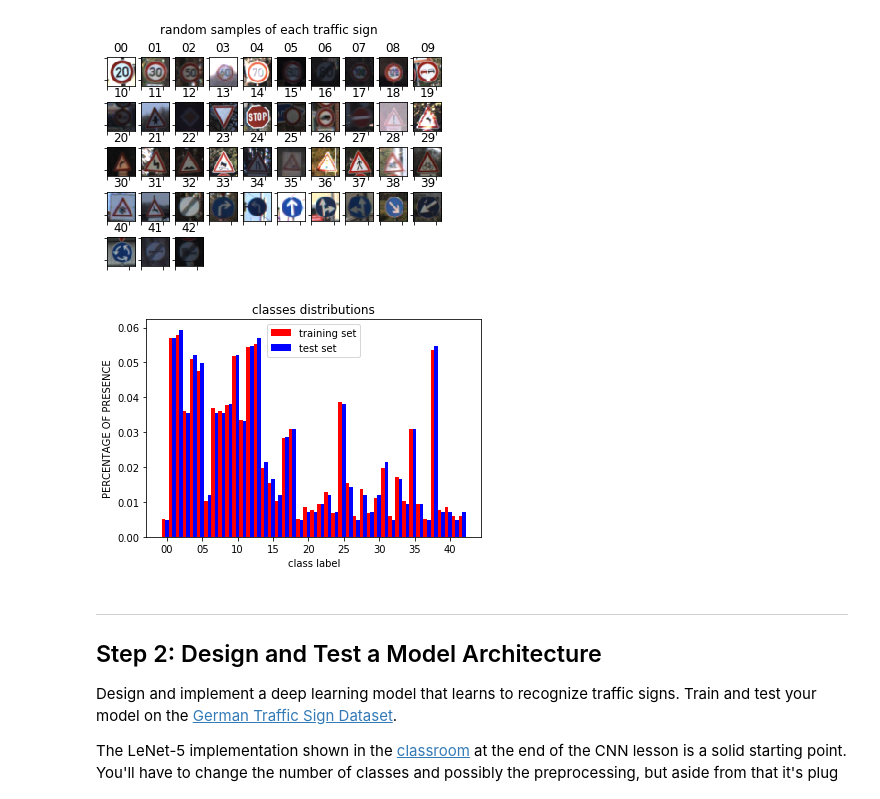
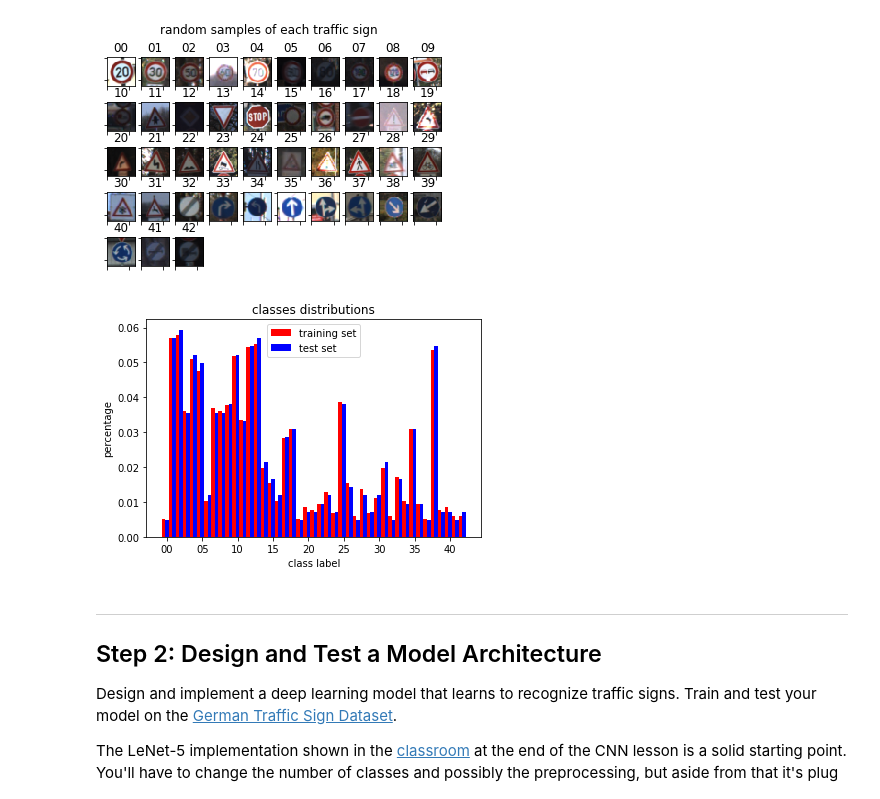
Before and after one commit to hemingchen/CarND-Traffic-Sign-Classifier-Project, a Jupyter notebook: Traffic_Sign_Classifier.ipynb, the cells around one changed output. Saved outputs shown, nothing was run; the diff lists cells and outputs as text; code cells hidden in the pictures.

```diff
--- a/Traffic_Sign_Classifier.ipynb
+++ b/Traffic_Sign_Classifier.ipynb
@@ -121,22 +121,22 @@ plt.draw()
 # %%
 # Class distribution analysis
 train_distribution, test_distribution = np.zeros(n_classes), np.zeros(n_classes)
 for c in range(n_classes):
     train_distribution[c] = np.sum(y_train == c) / n_train
     test_distribution[c] = np.sum(y_test == c) / n_test
 fig, ax = plt.subplots()
 col_width = 0.5
 bar_train = ax.bar(np.arange(n_classes), train_distribution, width=col_width, color='r')
 bar_test = ax.bar(np.arange(n_classes)+col_width, test_distribution, width=col_width, color='b')
-ax.set_ylabel('PERCENTAGE OF PRESENCE')
+ax.set_ylabel('percentage')
 ax.set_xlabel('class label')
 ax.set_title('classes distributions')
 ax.set_xticks(np.arange(0, n_classes, 5)+col_width)
 ax.set_xticklabels(['{:02d}'.format(c) for c in range(0, n_classes, 5)])
 ax.legend((bar_train[0], bar_test[0]), ('training set', 'test set'))
 plt.show()
 # %% [output]
-[figure, old version]
+[figure, new version]
 # %% [markdown]
 ----
 
```
Also changed, not shown: 1 other file.
